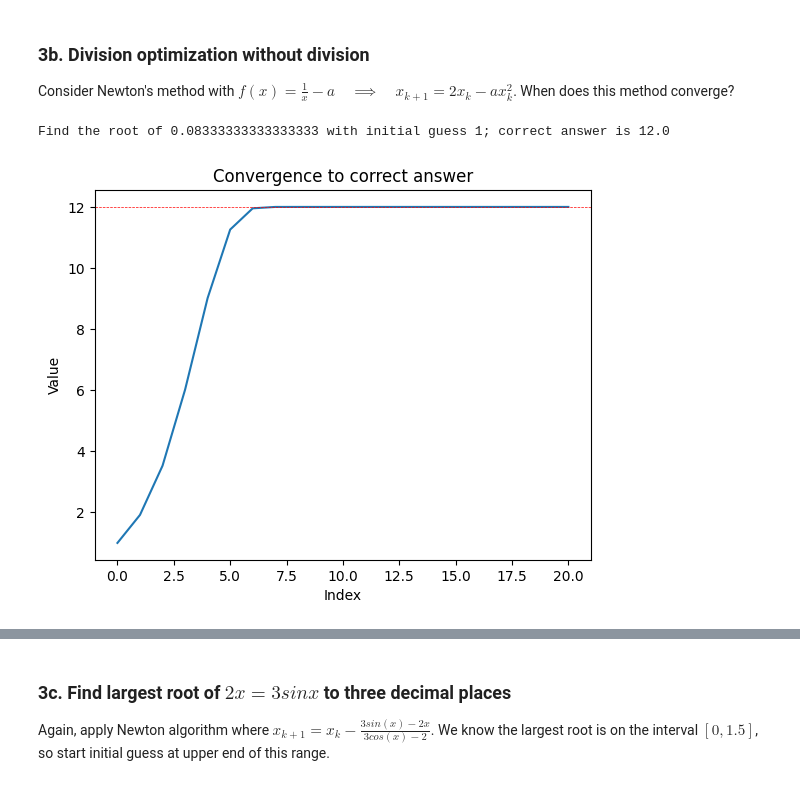
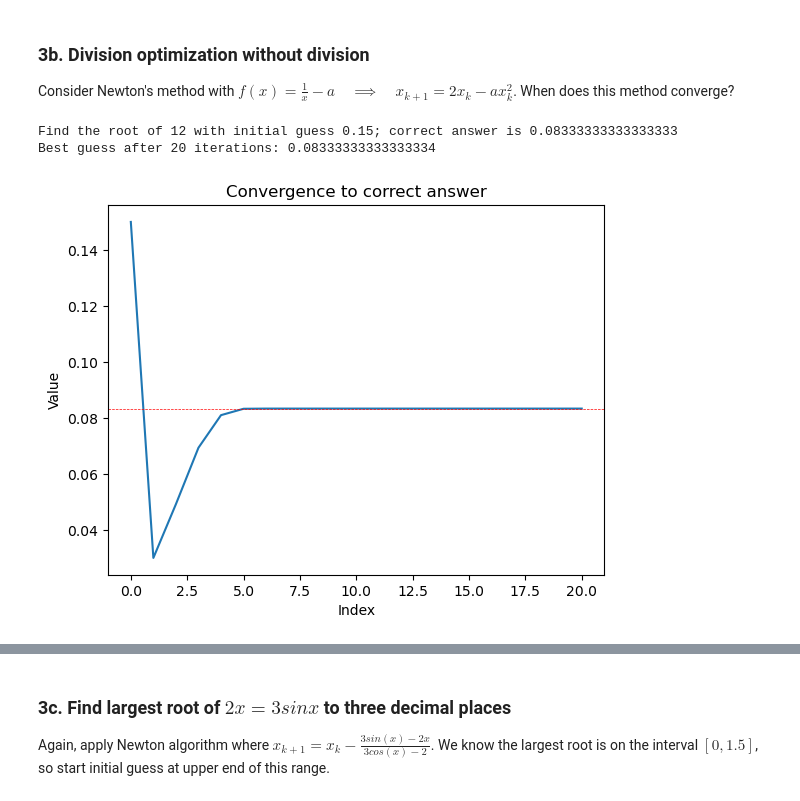
Before and after one commit to wickmanb22/ModernAppliedOptimization, a Jupyter notebook: hw1_wickman.ipynb, the cells around one changed output, grey strips where cells are left out. Cells and saved outputs as stored; diff of their text form; code cells hidden in the pictures.

```diff
--- a/hw1_wickman.ipynb
+++ b/hw1_wickman.ipynb
@@ -56,26 +56,28 @@ plt.title('Convergence constant of absolute errors'); plt.show()
 Consider Newton's method with $f(x) = \frac{1}{x}-a \quad \implies \quad x_{k+1} = 2x_k -ax_k^2$. When does this method converge?
 # %%
 # Newton's root finding algorithm for 1/a
-init_guess, num = (1, 1/12)
+init_guess, num = (0.15, 12)
 print(f'Find the root of {num} with initial guess {init_guess}; correct answer is {1/num}')
 
 # Implement algorithm
-newtons_algo = [init_guess] + [None] * 20
-for x in range(len(newtons_algo) - 1):
-    newtons_algo[x+1] = newtons_algo[x] * (2- num * newtons_algo[x])
+newtons_algo_res = [init_guess] + [None] * 20
+for x in range(len(newtons_algo_res) - 1):
+    newtons_algo_res[x+1] = newtons_algo_res[x] * (2- num * newtons_algo_res[x])
+print(f'Best guess after 20 iterations: {newtons_algo_res[-1]}')
 
 threshold = 1e-10
-if abs(newtons_algo[-1] - (1/num)) > threshold:
-    print(f'Algorithm failed to converge (best guess: {newtons_algo[-1]})')
+if abs(newtons_algo_res[-1] - (1/num)) > threshold:
+    print(f'Algorithm failed to converge (best guess: {newtons_algo_res[-1]})')
 
 # graph result
-plt.plot(range(len(newtons_algo)), newtons_algo)  # x: indices, y: values
+plt.plot(range(len(newtons_algo_res)), newtons_algo_res)  # x: indices, y: values
 plt.xlabel('Index'); plt.ylabel('Value')
 plt.axhline(y=(1/num), color='r', linestyle='--', linewidth=0.5)  # Horizontal line at correct answer
 plt.title('Convergence to correct answer'); plt.show()
 # %% [output]
-Find the root of 0.08333333333333333 with initial guess 1; correct answer is 12.0
+Find the root of 12 with initial guess 0.15; correct answer is 0.08333333333333333
+Best guess after 20 iterations: 0.08333333333333334
-[figure, old version]
+[figure, new version]
 # %%
 # function to find reciprocal of 'value' given an initual guess and threshold (error tolerance)
 # returns bool: true for convergence, false otherwise
```
Also changed, not shown: parts of 4 cells of this notebook.
